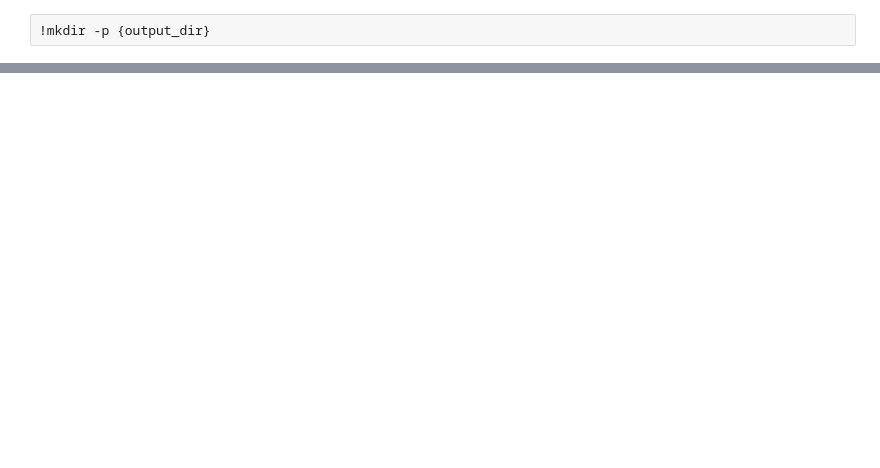
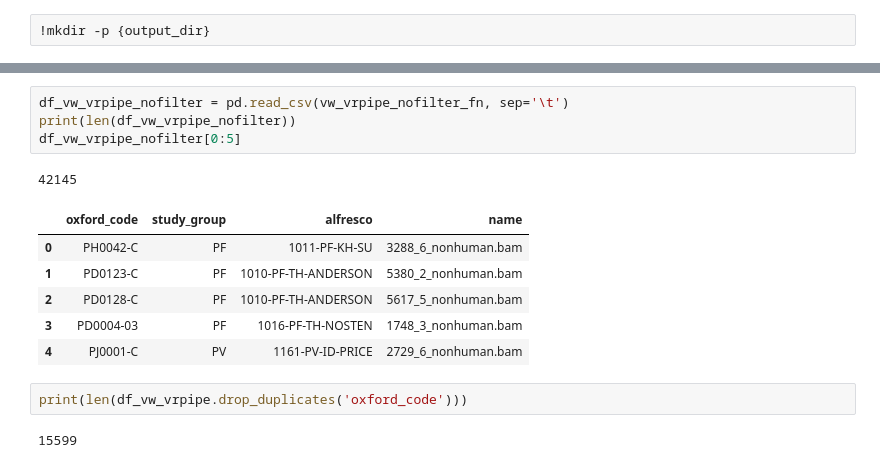
Before and after one commit to malariagen/methods-dev, a Jupyter notebook: notebooks/20170524_SIMS_sprint_1.ipynb, the cells around one changed output, grey strips where cells are left out. Drawn from its saved outputs; the diff is of its cells as text; blank space fills up the shorter version.

```diff
--- a/notebooks/20170524_SIMS_sprint_1.ipynb
+++ b/notebooks/20170524_SIMS_sprint_1.ipynb
@@ -45,0 +78,16 @@ where sample_id=sample.id\
+# %%
+df_vw_vrpipe_nofilter = pd.read_csv(vw_vrpipe_nofilter_fn, sep='\t')
+print(len(df_vw_vrpipe_nofilter))
+df_vw_vrpipe_nofilter[0:5]
+# %% [output]
+42145
+|  | oxford_code | study_group | alfresco | name |
+| 0 | PH0042-C | PF | 1011-PF-KH-SU | 3288_6_nonhuman.bam |
+| 1 | PD0123-C | PF | 1010-PF-TH-ANDERSON | 5380_2_nonhuman.bam |
+| 2 | PD0128-C | PF | 1010-PF-TH-ANDERSON | 5617_5_nonhuman.bam |
+| 3 | PD0004-03 | PF | 1016-PF-TH-NOSTEN | 1748_3_nonhuman.bam |
+| 4 | PJ0001-C | PV | 1161-PV-ID-PRICE | 2729_6_nonhuman.bam |
+# %%
+print(len(df_vw_vrpipe.drop_duplicates('oxford_code')))
+# %% [output]
+15599
```
Also changed, not shown: parts of 19 cells of this notebook, 12 other files.
